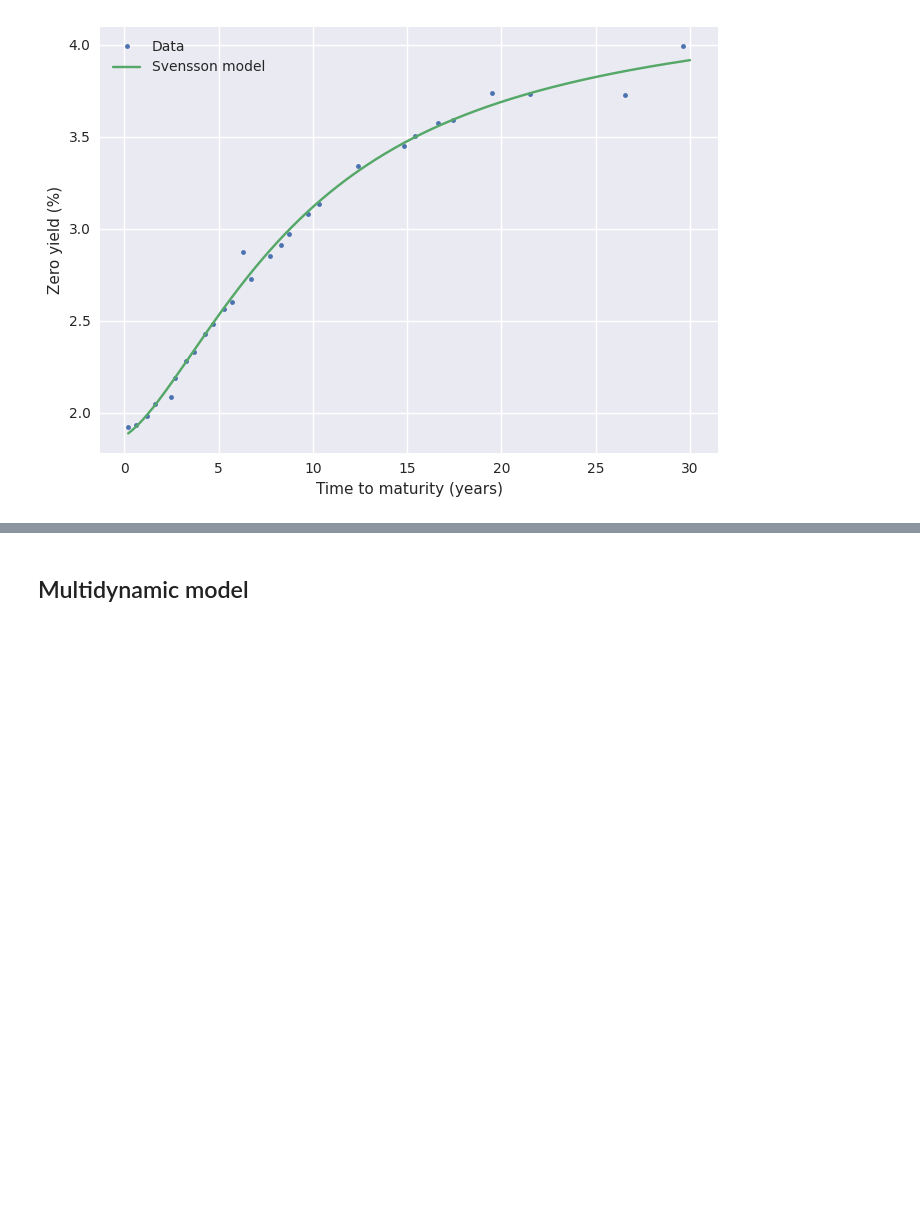
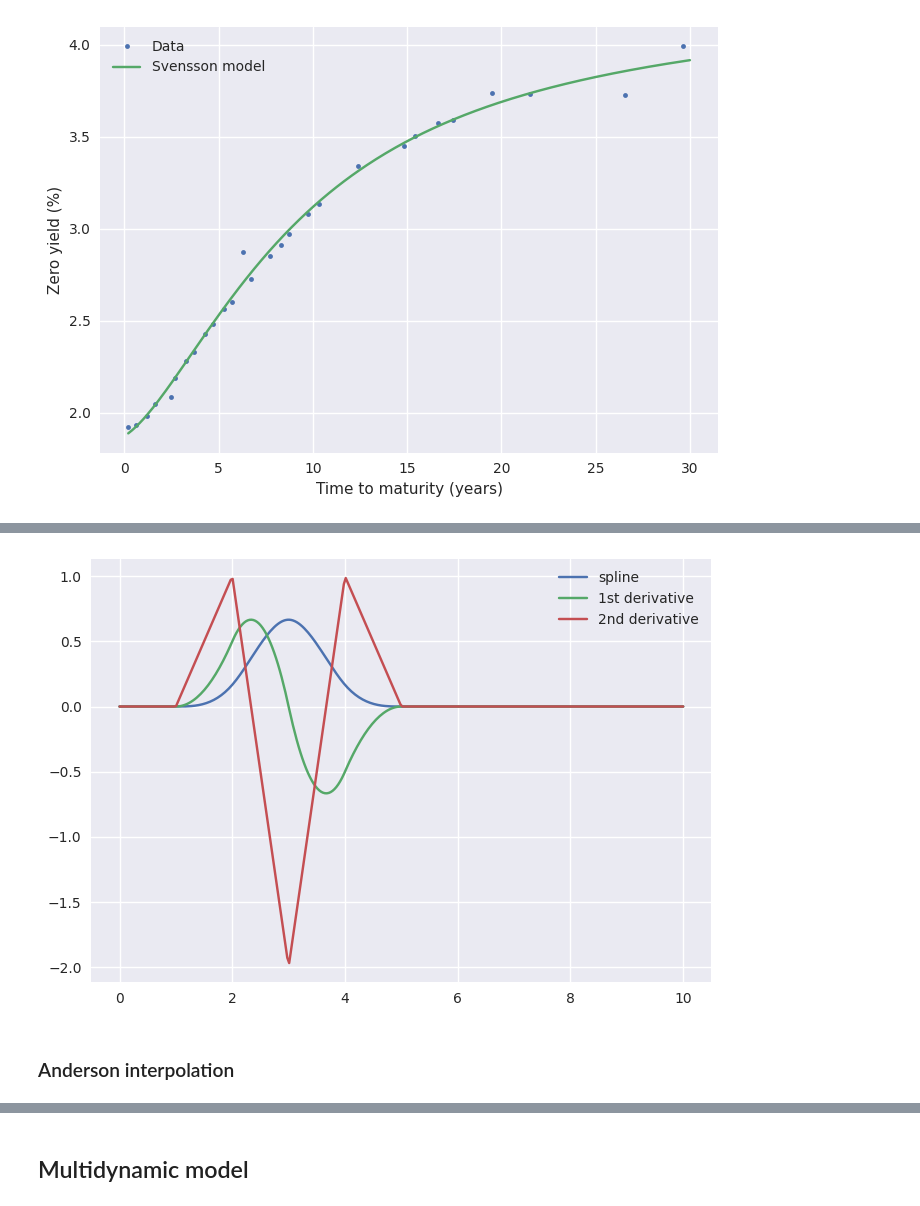
Before and after one commit to krantamaki/quantpy, a Jupyter notebook: examples/05_term_structures.ipynb, the cells around one changed output, grey strips where cells are left out. Cells and saved outputs as stored; diff of their text form; code cells hidden in the pictures; blank space fills up the shorter version.

```diff
--- a/examples/05_term_structures.ipynb
+++ b/examples/05_term_structures.ipynb
@@ -74,0 +140,22 @@ plt.show()
+# %%
+def b_spline_1st_derivative(spline: callable = None, order: int = None, knots: list[float] = None, h: float = 1e-6) -> callable:
+  if spline is None:
+    spline = b_spline_elem(order, knots)
+  return lambda x: (spline(x + h / 2) - spline(x - h / 2)) / h
+
+
+def b_spline_2nd_derivative(spline: callable = None, order: int = None, knots: list[float] = None, h: float = 1e-6) -> callable:
+  if spline is None:
+    spline = b_spline_elem(order, knots)
+  return lambda x: (spline(x + h) - 2 * spline(x) + spline(x - h)) / (h ** 2)
+# %%
+plt.plot(tt, [spline_elems[4](t) for t in tt], label="spline")
+plt.plot(tt, [b_spline_1st_derivative(spline_elems[4])(t) for t in tt], label="1st derivative")
+plt.plot(tt, [b_spline_2nd_derivative(spline_elems[4])(t) for t in tt], label="2nd derivative")
+
+plt.legend()
+plt.show()
+# %% [output]
+[figure, added]
+# %% [markdown]
+### Anderson interpolation
```
Also changed, not shown: parts of 12 cells of this notebook.
